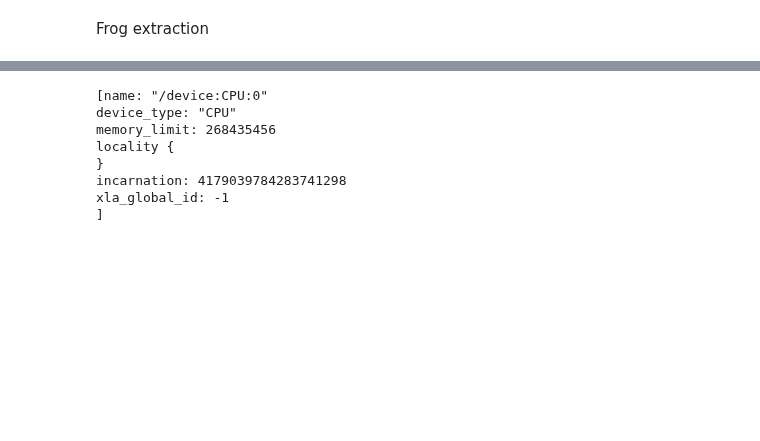
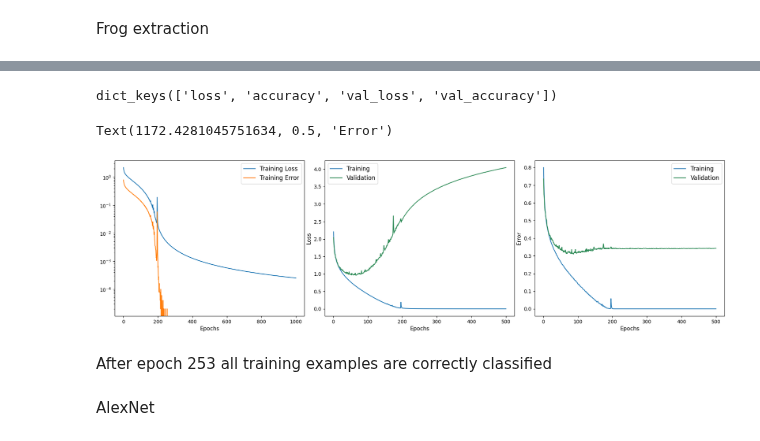
Before and after one commit to EfimSo/LossConvergence, a Jupyter notebook: CNN_Nacson.ipynb, the cells around one changed output, grey strips where cells are left out. Cells and saved outputs as stored; diff of their text form; code cells hidden in the pictures; blank space fills up the shorter version.

```diff
--- a/CNN_Nacson.ipynb
+++ b/CNN_Nacson.ipynb
@@ -62,15 +148,31 @@ history = model.fit(X_train, Y_train_en, batch_size=100, epochs = 500, verbose=1
-# %%
-import os
-os.environ["CUDA_DEVICE_ORDER"] = "PCI_BUS_ID"
-os.environ["CUDA_VISIBLE_DEVICES"] = "0"
-from tensorflow.python.client import device_lib
-print(device_lib.list_local_devices())
-# %% [output]
-[name: "/device:CPU:0"
-device_type: "CPU"
-memory_limit: 268435456
-locality {
-}
-incarnation: 4179039784283741298
-xla_global_id: -1
-]
+# %%
+history.history.keys()
+# %% [output]
+dict_keys(['loss', 'accuracy', 'val_loss', 'val_accuracy'])
+# %%
+import matplotlib.pyplot as plt
+fig, (ax0, ax1, ax2) = plt.subplots(1, 3, figsize = (18, 5))
+acc, val_acc = np.array(h["accuracy"]), np.array(h["val_accuracy"])
+# h = history.history
+epochs = list(range(1, len(h["loss"]) + 1))
+fig.tight_layout()
+ax0.set_yscale("log")
+ax0.plot(epochs, h["loss"], label="Training Loss")
+ax0.plot(epochs, 1 - acc, label="Training Error")
+ax0.legend(loc="upper right", fontsize=12)
+ax0.set_xlabel("Epochs", fontsize=11)
+ax1.set_ylabel("Loss", fontsize=11)
+ax1.plot(epochs[:500], h["loss"][:500], label="Training")
+ax1.plot(epochs[:500], h["val_loss"][:500], label="Validation", color='seagreen')
+ax1.legend(loc="upper left", fontsize=12)
+ax1.set_xlabel("Epochs", fontsize=11)
+ax2.plot(epochs[:500], 1 - acc[:500], label="Training")
+ax2.plot(epochs[:500], 1 - val_acc[:500], label="Validation", color='seagreen')
+ax2.legend(loc="upper right", fontsize=12)
+ax2.set_xlabel("Epochs", fontsize=11)
+ax2.set_ylabel("Error", fontsize=11)
+# %% [output]
+Text(1172.4281045751634, 0.5, 'Error')
+[figure, added]
+# %% [markdown]
+After epoch 253 all training examples are correctly classified
@@ -76,0 +194,2 @@ xla_global_id: -1
+# %% [markdown]
+AlexNet
```
Also changed, not shown: parts of 16 cells of this notebook, 4 other files.
